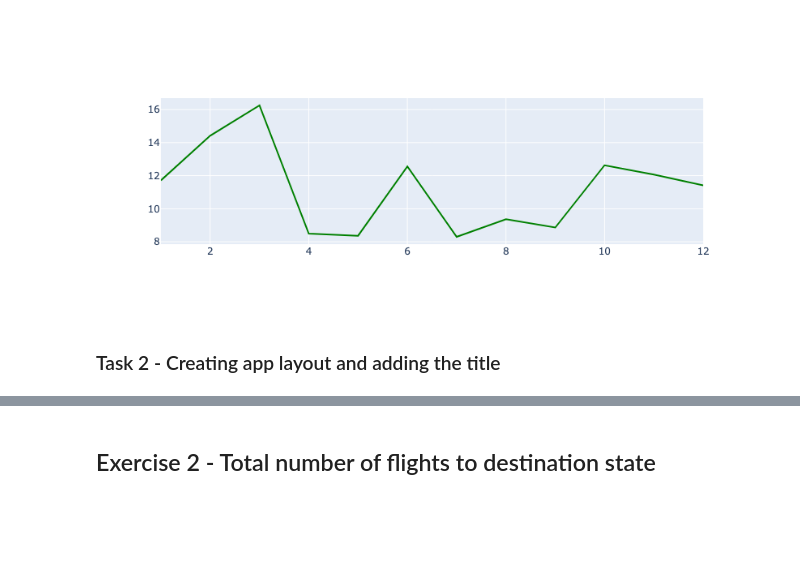
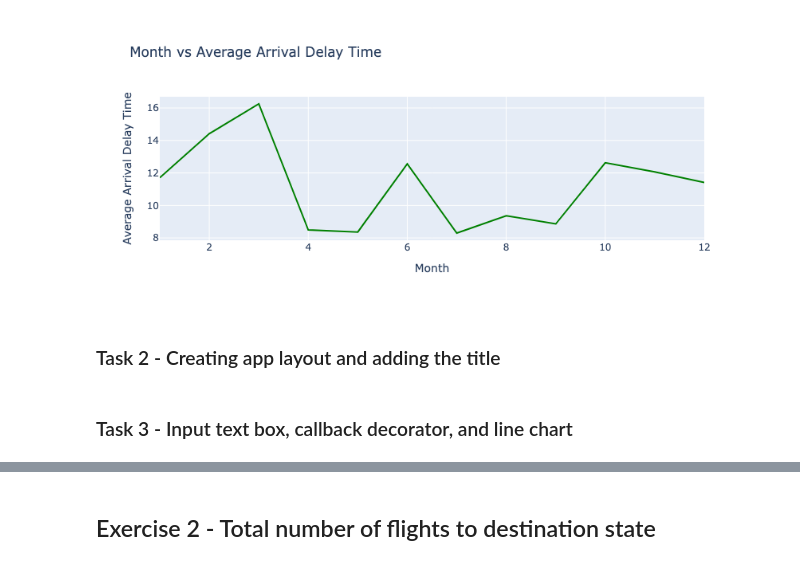
Before and after one commit to svd-jelo/IBM-Data-Science-Specialization, a Jupyter notebook: Course-8_Data-Visualization/Lab-8-4-3_Callbacks.ipynb, the cells around one changed output, grey strips where cells are left out. Cells and saved outputs as stored; diff of their text form; code cells hidden in the pictures; blank space fills up the shorter version.

```diff
--- a/Course-8_Data-Visualization/Lab-8-4-3_Callbacks.ipynb
+++ b/Course-8_Data-Visualization/Lab-8-4-3_Callbacks.ipynb
@@ -33,15 +33,14 @@ path = '/'.join(['https://cf-courses-data.s3.us.cloud-object-storage.appdomain.c
                  'IBMDeveloperSkillsNetwork-DV0101EN-SkillsNetwork/Data%20Files/airline_data.csv'])
 airline_data = pd.read_csv(path)
 airline_data.set_index('Year', inplace=True) #set index to Year
-
-# Sample line graph
-grouped = airline_data.loc[2010,['Month','ArrDelayMinutes']].groupby('Month').mean()
-fig = go.Figure()
-fig.add_trace(go.Scatter(x=grouped.index,
-                         y=grouped['ArrDelayMinutes'],
-                         mode='lines',
-                         marker=dict(color='green')))
-# %% [output]
-[figure, removed]
+# %%
+# Sample line graph
+grouped = airline_data.loc[2010,['Month','ArrDelayMinutes']].groupby('Month').mean().reset_index()
+px.line(grouped, x='Month', y='ArrDelayMinutes',
+        title='Month vs Average Arrival Delay Time',
+        labels={'ArrDelayMinutes':'Average Arrival Delay Time'},
+        color_discrete_sequence=['green'])
+# %% [output]
+[figure, added]
 # %% [markdown]
 ### Task 2 - Creating app layout and adding the title
@@ -47,0 +63,2 @@ fig.add_trace(go.Scatter(x=grouped.index,
+# %% [markdown]
+### Task 3 - Input text box, callback decorator, and line chart
```
Also changed, not shown: parts of 6 cells of this notebook.
